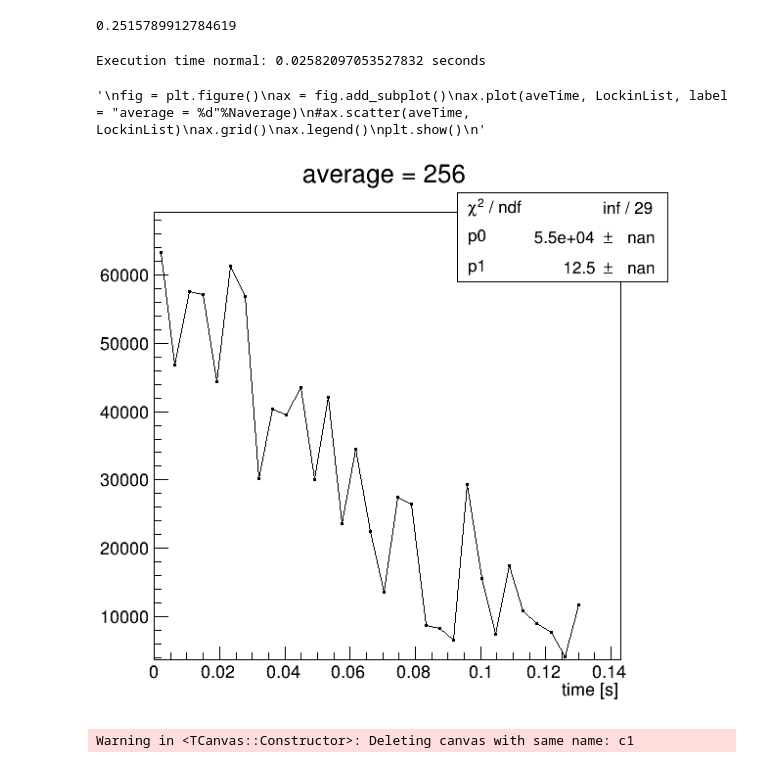
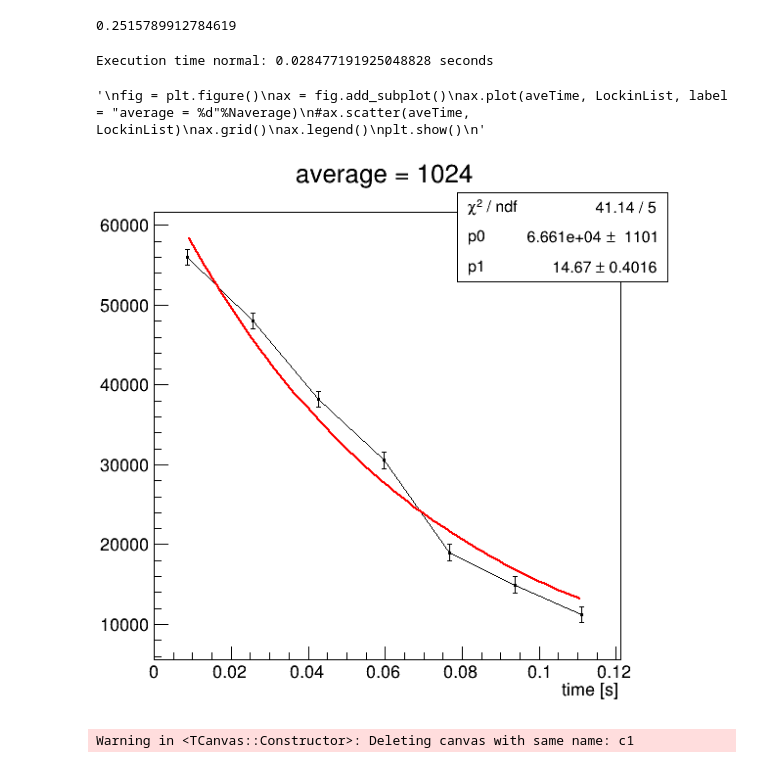
Before and after one commit to GakutaroNishimura/FIDNMR, a Jupyter notebook: FindFreqLockin.ipynb, the cells around one changed output. Drawn from its saved outputs; the diff is of its cells as text; code cells hidden in the pictures.

Commit message:
aurora data and fitting of 131Xe FID Lockin

```diff
--- a/FindFreqLockin.ipynb
+++ b/FindFreqLockin.ipynb
@@ -241,7 +242,7 @@ df = pd.read_table("./Data/2023/0616/131Xe_100A_19kHz/run2/floatData.txt", sep="
 Time1 = np.array(df.time, dtype="d")
 V_mean1 = np.array(df.signal, dtype="d")
 # %%
-FinalNaverage = 256
+FinalNaverage = 1024
 
 #aveTime, LockinList = FinalLockin(18955, 0.157237, 0, 150000, Naverage, Time, V_mean) #0616/131Xe_234_19kHz/run2
 #aveTime, LockinList = FinalLockin(18955, 0.213842, 0, 150000, Naverage, Time, V_mean) #0616/131Xe_234_19kHz/run2
@@ -261,28 +262,32 @@ ax.legend()
 plt.show()
 """
 # %% [output]
-Execution time normal: 0.02582097053527832 seconds
+Execution time normal: 0.028477191925048828 seconds
 '\nfig = plt.figure()\nax = fig.add_subplot()\nax.plot(aveTime, LockinList, label = "average = %d"%Naverage)\n#ax.scatter(aveTime, LockinList)\nax.grid()\nax.legend()\nplt.show()\n'
 # %%
 #c1 = ROOT.TCanvas("c1", "c1", 600, 400)
-gr = ROOT.TGraph(len(aveTime), np.array(aveTime), np.array(LockinList))
+#gr = ROOT.TGraph(len(aveTime), np.array(aveTime), np.array(LockinList))
+Ndata = len(aveTime)
+TError = [0.0 for i in range(Ndata)]
+LockinError = [1000.0 for i in range(Ndata)]
+gr = ROOT.TGraphErrors(Ndata, np.array(aveTime), np.array(LockinList), np.array(TError), np.array(LockinError))
 #gr = ROOT.TGraph(len(aveTime1), np.array(aveTime1), np.array(LockinList1))
-gr_fit = ROOT.TF1("f", "[0]*expo(-[1]*x)", aveTime[0], aveTime[-1])
-gr_fit.SetParameters(55000., 12.5)
+gr_fit = ROOT.TF1("f", "[0]*exp(-[1]*x)", aveTime[0], aveTime[-1])
+gr_fit.SetParameters(66610., 14.67)
 gr.Fit(gr_fit, "QR")
 #par = [gr_fit.GetParameter(k) for k in range(gr_fit.GetNpar())]
 gr.Draw("APL")
 gr.SetMarkerStyle(7)
 gr.SetMarkerSize(10)
 gr.SetTitle("average = %d"%FinalNaverage)
 gr.GetXaxis().SetTitle("time [s]")
 #gr_fit.Draw("same")
 c1 = ROOT.gROOT.FindObject("c1")
 ROOT.gStyle.SetOptFit(1)
 c1.Draw("same")
 #c1.Update()
 # %% [output]
-[figure, old version]
+[figure, new version]
 # %%
 c1 = ROOT.TCanvas("c1", "c1", 600, 600)
 gr = ROOT.TGraph(len(Time), np.array(Time), np.array(V_mean))
```
Also changed, not shown: parts of 1 cell of this notebook, 7 other files.
